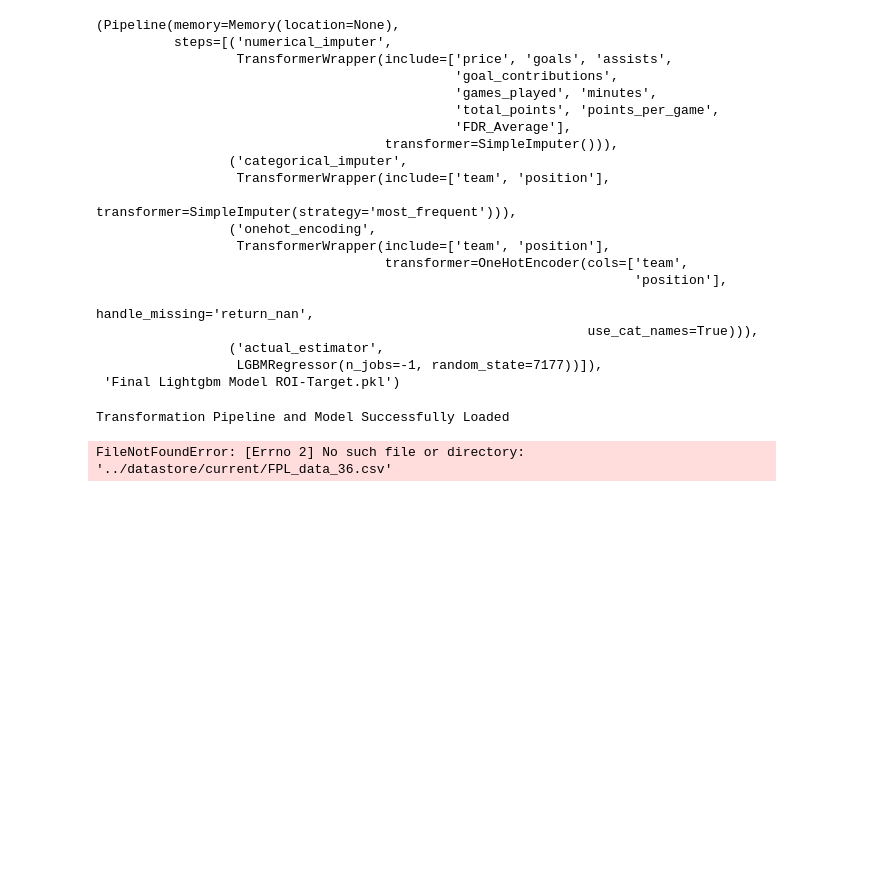
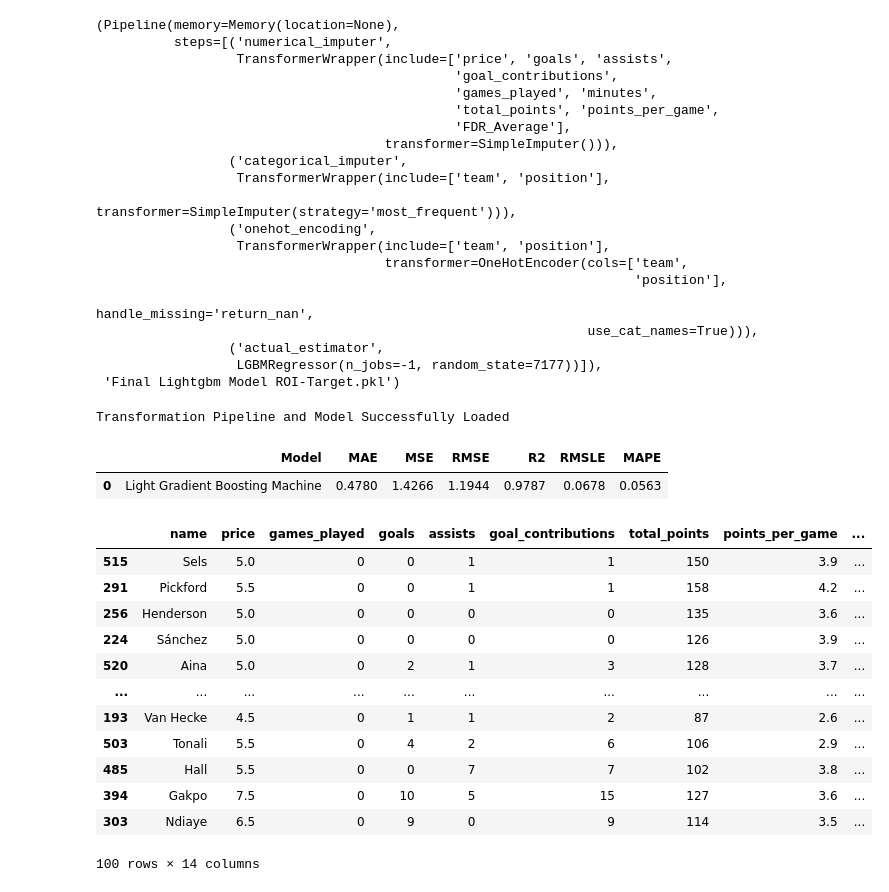
Before and after one commit to kareemseyi/FPL2023, a Jupyter notebook: ml/pycaret.ipynb, the cells around one changed output. Drawn from its saved outputs; the diff is of its cells as text; code cells hidden in the pictures; blank space fills up the shorter version.

```diff
--- a/ml/pycaret.ipynb
+++ b/ml/pycaret.ipynb
@@ -212,9 +212,24 @@ Transformation Pipeline and Model Successfully Saved
 # %%
 
 saved_final_lightgbm = load_model('Final Lightgbm Model ROI-Target')
 
-data_new = pd.read_csv('../datastore/current/FPL_data_36.csv')
+data_new = pd.read_csv('../datastore/current/FPL_data_1.csv')
 new_prediction = predict_model(saved_final_lightgbm, data=data_new).sort_values('prediction_label', ascending=False)
+new_prediction.head(100)
 # %% [output]
 Transformation Pipeline and Model Successfully Loaded
+|  | Model | MAE | MSE | RMSE | R2 | RMSLE | MAPE |
+| 0 | Light Gradient Boosting Machine | 0.4780 | 1.4266 | 1.1944 | 0.9787 | 0.0678 | 0.0563 |
+|  | name | price | games_played | goals | assists | goal_contributions | total_points | points_per_game | ... |
+| 515 | Sels | 5.0 | 0 | 0 | 1 | 1 | 150 | 3.9 | ... |
+| 291 | Pickford | 5.5 | 0 | 0 | 1 | 1 | 158 | 4.2 | ... |
+| 256 | Henderson | 5.0 | 0 | 0 | 0 | 0 | 135 | 3.6 | ... |
+| 224 | Sánchez | 5.0 | 0 | 0 | 0 | 0 | 126 | 3.9 | ... |
+| 520 | Aina | 5.0 | 0 | 2 | 1 | 3 | 128 | 3.7 | ... |
+| ... | ... | ... | ... | ... | ... | ... | ... | ... | ... |
+| 193 | Van Hecke | 4.5 | 0 | 1 | 1 | 2 | 87 | 2.6 | ... |
+| 503 | Tonali | 5.5 | 0 | 4 | 2 | 6 | 106 | 2.9 | ... |
+| 485 | Hall | 5.5 | 0 | 0 | 7 | 7 | 102 | 3.8 | ... |
+| 394 | Gakpo | 7.5 | 0 | 10 | 5 | 15 | 127 | 3.6 | ... |
+| 303 | Ndiaye | 6.5 | 0 | 9 | 0 | 9 | 114 | 3.5 | ... |
-FileNotFoundError: [Errno 2] No such file or directory: '../datastore/current/FPL_data_36.csv'
+100 rows × 14 columns
```
Also changed, not shown: parts of 4 cells of this notebook, 1 other file.
